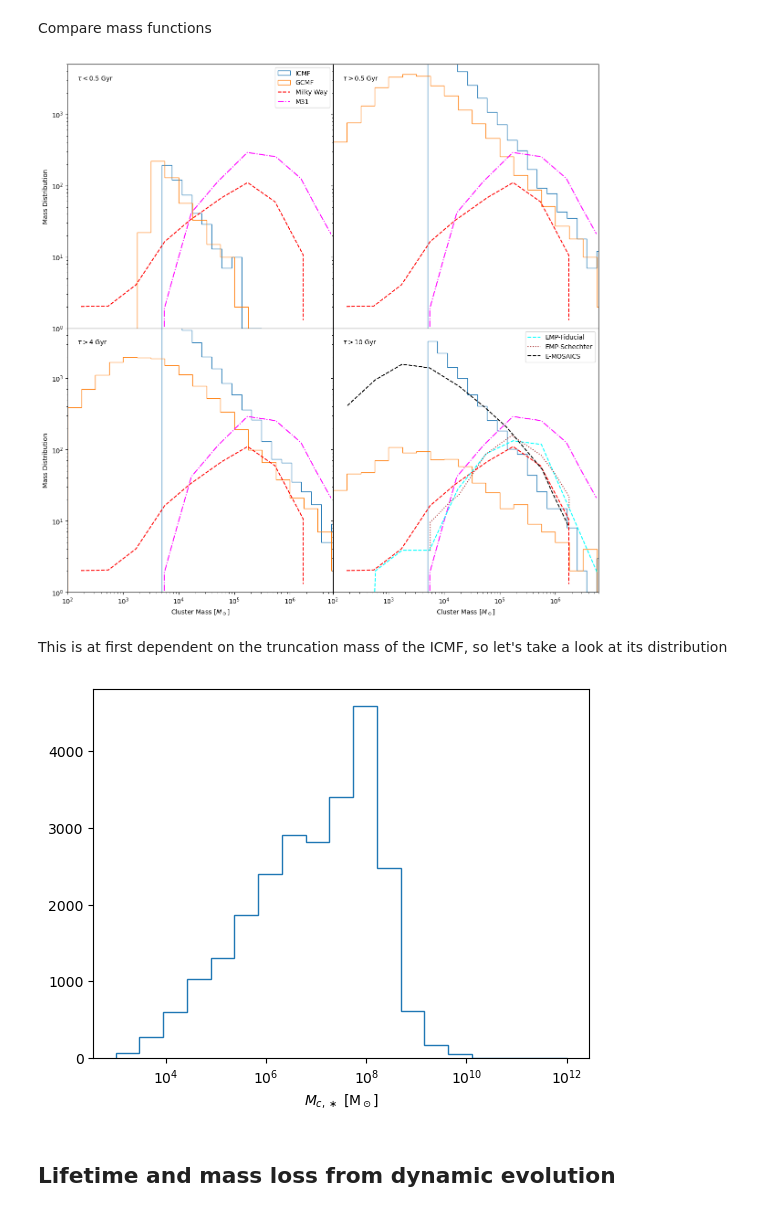
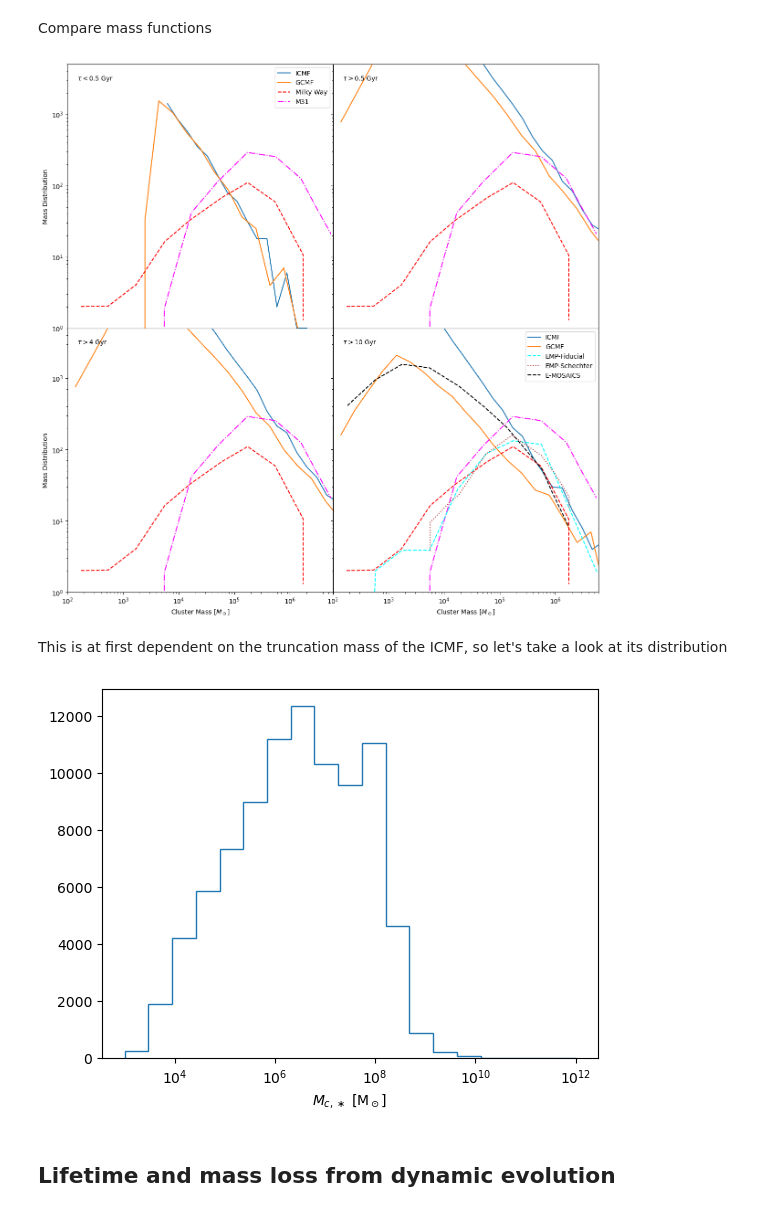
Before and after one commit to pablocoque/post_process_routines, a Jupyter notebook: mass_functions_compare.ipynb, the cells around one changed output. Saved outputs shown, nothing was run; the diff lists cells and outputs as text; code cells hidden in the pictures.

```diff
--- a/mass_functions_compare.ipynb
+++ b/mass_functions_compare.ipynb
@@ -35,14 +35,14 @@ s.physical_units()
 # %% [markdown]
 Define masks to retrieve stars with clusters, cluster masses, and mass losses
 # %%
-mask_clusters_initial = h[1].s['InitialNumberOfClusters'] > 0
-mask_clusters_final = h[1].s['NumberOfClusters'] > 0
+mask_clusters_initial = h[0].s['InitialNumberOfClusters'] > 0
+mask_clusters_final = h[0].s['NumberOfClusters'] > 0
 
-truncation_mass = h[1].s['ICMFTruncationMass'][mask_clusters_initial]
-cluster_masses = h[1].s['ClusterMass'][mask_clusters_initial].flatten()
-init_cluster_masses = h[1].s['InitialClusterMass'][mask_clusters_initial].flatten()
-masslostrelax = h[1].s['MassLostRelaxation'][mask_clusters_initial].flatten()
-masslostshock = h[1].s['MassLostShocks'][mask_clusters_initial].flatten()
+truncation_mass = h[0].s['ICMFTruncationMass'][mask_clusters_initial]
+cluster_masses = h[0].s['ClusterMass'][mask_clusters_initial].flatten()
+init_cluster_masses = h[0].s['InitialClusterMass'][mask_clusters_initial].flatten()
+masslostrelax = h[0].s['MassLostRelaxation'][mask_clusters_initial].flatten()
+masslostshock = h[0].s['MassLostShocks'][mask_clusters_initial].flatten()
 
 not_empty_clusters = (init_cluster_masses>0)
 
@@ -83,9 +92,9 @@ Now, let's retrieve the birthtime, disruption time and age of the clusters. The
 # %%
 clusters_birthtime = []
 clusters_age = []
-for i, nclt in enumerate(h[1].s['InitialNumberOfClusters'][mask_clusters_initial]):
-  clusters_birthtime.append(np.ones(nclt) * h[1].s['tform'].in_units('Gyr')[mask_clusters_initial][i])
-  clusters_age.append(np.ones(nclt) * h[1].s['age'].in_units('Gyr')[mask_clusters_initial][i])
+for i, nclt in enumerate(h[0].s['InitialNumberOfClusters'][mask_clusters_initial]):
+  clusters_birthtime.append(np.ones(nclt) * h[0].s['tform'].in_units('Gyr')[mask_clusters_initial][i])
+  clusters_age.append(np.ones(nclt) * h[0].s['age'].in_units('Gyr')[mask_clusters_initial][i])
 
 clusters_birthtime = np.concatenate(clusters_birthtime)
 clusters_age = np.concatenate(clusters_age)
@@ -192,62 +201,62 @@ Compare mass functions
 # %%
 fig, ax = plt.subplots(2,2,sharex='col', sharey='row', figsize=(15, 15))
 #Young
-# N, _ = np.histogram(np.log10(init_cluster_masses[young_mask]), bins=np.log10(marray_icmf))
-# ax[0,0].plot((marray_icmf[:-1] + marray_icmf[1:])/2, N, label='ICMF')
-# N, _ = np.histogram(np.log10(cluster_masses[young_mask]), bins=np.log10(marray_gcmf))
-# ax[0,0].plot((marray_gcmf[:-1] + marray_gcmf[1:])/2, N, label='GCMF')
-ax[0,0].hist(init_cluster_masses[young_mask], bins=marray_icmf, histtype='step', label='ICMF')
-ax[0,0].hist(cluster_masses[young_mask], bins=marray_gcmf, histtype='step', label='GCMF')
+N, _ = np.histogram(np.log10(init_cluster_masses[young_mask]), bins=np.log10(marray_icmf))
+ax[0,0].plot((marray_icmf[:-1] + marray_icmf[1:])/2, N, label='ICMF')
+N, _ = np.histogram(np.log10(cluster_masses[young_mask]), bins=np.log10(marray_gcmf))
+ax[0,0].plot((marray_gcmf[:-1] + marray_gcmf[1:])/2, N, label='GCMF')
+# ax[0,0].hist(init_cluster_masses[young_mask], bins=marray_icmf, histtype='step', label='ICMF')
+# ax[0,0].hist(cluster_masses[young_mask], bins=marray_gcmf, histtype='step', label='GCMF')
 ax[0,0].plot(MW_gcmf[:,0], MW_gcmf[:,1], linestyle='dashed', color='red', label='Milky Way')
 ax[0,0].plot(M31_gcmf[:,0], M31_gcmf[:,1], linestyle='dashdot', color='magenta', label='M31')
 ax[0,0].text(1.5e2, 3e3, r'$\tau < 0.5$ Gyr')
 ax[0,0].set(ylim=(1e0, 5e3), xscale= 'log', yscale = 'log')
 ax[0,0].legend()
 ax[0,0].set(ylabel='Mass Distribution')
 #Not young
-# N, _ = np.histogram(np.log10(init_cluster_masses[np.logical_not(young_mask)]), bins=np.log10(marray_icmf))
-# ax[0,1].plot((marray_icmf[:-1] + marray_icmf[1:])/2, N, label='ICMF')
-# N, _ = np.histogram(np.log10(cluster_masses[np.logical_not(young_mask)]), bins=np.log10(marray_gcmf))
-# ax[0,1].plot((marray_gcmf[:-1] + marray_gcmf[1:])/2, N, label='GCMF')
-ax[0,1].hist(init_cluster_masses[np.logical_not(young_mask)], bins=marray_icmf, histtype='step', label='ICMF')
-ax[0,1].hist(cluster_masses[np.logical_not(young_mask)], bins=marray_gcmf, histtype='step', label='GCMF')
+N, _ = np.histogram(np.log10(init_cluster_masses[np.logical_not(young_mask)]), bins=np.log10(marray_icmf))
+ax[0,1].plot((marray_icmf[:-1] + marray_icmf[1:])/2, N, label='ICMF')
+N, _ = np.histogram(np.log10(cluster_masses[np.logical_not(young_mask)]), bins=np.log10(marray_gcmf))
+ax[0,1].plot((marray_gcmf[:-1] + marray_gcmf[1:])/2, N, label='GCMF')
+# ax[0,1].hist(init_cluster_masses[np.logical_not(young_mask)], bins=marray_icmf, histtype='step', label='ICMF')
+# ax[0,1].hist(cluster_masses[np.logical_not(young_mask)], bins=marray_gcmf, histtype='step', label='GCMF')
 ax[0,1].plot(MW_gcmf[:,0], MW_gcmf[:,1], linestyle='dashed', color='red', label='Milky Way')
 ax[0,1].plot(M31_gcmf[:,0], M31_gcmf[:,1], linestyle='dashdot', color='magenta', label='M31')
 ax[0,1].text(1.5e2, 3e3, r'$\tau > 0.5$ Gyr')
 ax[0,1].set(xscale= 'log', yscale = 'log')
 #Old
-# N, _ = np.histogram(np.log10(init_cluster_masses[old_mask]), bins=np.log10(marray_icmf))
-# ax[1,0].plot((marray_icmf[:-1] + marray_icmf[1:])/2, N, label='ICMF')
-# N, _ = np.histogram(np.log10(cluster_masses[old_mask]), bins=np.log10(marray_gcmf))
-# ax[1,0].plot((marray_gcmf[:-1] + marray_gcmf[1:])/2, N, label='GCMF')
-ax[1,0].hist(init_cluster_masses[old_mask], bins=marray_icmf, histtype='step', label='ICMF')
-ax[1,0].hist(cluster_masses[old_mask], bins=marray_gcmf, histtype='step', label='GCMF')
+N, _ = np.histogram(np.log10(init_cluster_masses[old_mask]), bins=np.log10(marray_icmf))
+ax[1,0].plot((marray_icmf[:-1] + marray_icmf[1:])/2, N, label='ICMF')
+N, _ = np.histogram(np.log10(cluster_masses[old_mask]), bins=np.log10(marray_gcmf))
+ax[1,0].plot((marray_gcmf[:-1] + marray_gcmf[1:])/2, N, label='GCMF')
+# ax[1,0].hist(init_cluster_masses[old_mask], bins=marray_icmf, histtype='step', label='ICMF')
+# ax[1,0].hist(cluster_masses[old_mask], bins=marray_gcmf, histtype='step', label='GCMF')
 ax[1,0].plot(MW_gcmf[:,0], MW_gcmf[:,1], linestyle='dashed', color='red', label='Milky Way')
 ax[1,0].plot(M31_gcmf[:,0], M31_gcmf[:,1], linestyle='dashdot', color='magenta', label='M31')
 ax[1,0].text(1.5e2, 3e3, r'$\tau > 4$ Gyr')
 ax[1,0].set(xlim=(min_gcmf, 6e6), ylim=(1e0, 5e3), xscale= 'log', yscale = 'log')
 ax[1,0].set(xlabel=r'Cluster Mass [$M_\odot$]', ylabel='Mass Distribution')
 #Very old
-# N, _ = np.histogram(np.log10(init_cluster_masses[veryold_mask]), bins=np.log10(marray_icmf))
-# ax[1,1].plot((marray_icmf[:-1] + marray_icmf[1:])/2, N, label='ICMF')
-# N, _ = np.histogram(np.log10(cluster_masses[veryold_mask]), bins=np.log10(marray_gcmf))
-# ax[1,1].plot((marray_gcmf[:-1] + marray_gcmf[1:])/2, N, label='GCMF')
-ax[1,1].hist(init_cluster_masses[veryold_mask], bins=marray_icmf, histtype='step')
-ax[1,1].hist(cluster_masses[veryold_mask], bins=marray_gcmf, histtype='step')
+N, _ = np.histogram(np.log10(init_cluster_masses[veryold_mask]), bins=np.log10(marray_icmf))
+ax[1,1].plot((marray_icmf[:-1] + marray_icmf[1:])/2, N, label='ICMF')
+N, _ = np.histogram(np.log10(cluster_masses[veryold_mask]), bins=np.log10(marray_gcmf))
+ax[1,1].plot((marray_gcmf[:-1] + marray_gcmf[1:])/2, N, label='GCMF')
+# ax[1,1].hist(init_cluster_masses[veryold_mask], bins=marray_icmf, histtype='step')
+# ax[1,1].hist(cluster_masses[veryold_mask], bins=marray_gcmf, histtype='step')
 ax[1,1].plot(MW_gcmf[:,0], MW_gcmf[:,1], linestyle='dashed', color='red')
 ax[1,1].plot(M31_gcmf[:,0], M31_gcmf[:,1], linestyle='dashdot', color='magenta')
 ax[1,1].plot(empfiducial_gcmf[:,0], empfiducial_gcmf[:,1], linestyle='dashed', color='cyan', label='EMP-Fiducial')
 ax[1,1].plot(empschecter_gcmf[:,0], empschecter_gcmf[:,1], linestyle='dotted', color='brown', label='EMP-Schechter')
 ax[1,1].plot(emosaics_gcmf[:,0], emosaics_gcmf[:,1], linestyle='dashed', color='black', label='E-MOSAICS')
 ax[1,1].text(1.5e2, 3e3, r'$\tau > 10$ Gyr')
 ax[1,1].set(xlim=(min_gcmf, 6e6), xscale= 'log', yscale = 'log')
 ax[1,1].set(xlabel=r'Cluster Mass [$M_\odot$]')
 ax[1,1].legend()
 
 fig.subplots_adjust(hspace=0, wspace=0)
 # plt.savefig('mass_dist_fullevo_age_new.pdf')
 # %% [output]
-[figure, old version]
+[figure, new version]
 # %% [markdown]
 This is at first dependent on the truncation mass of the ICMF, so let's take a look at its distribution
 # %%
@@ -256,7 +265,7 @@ plt.hist(truncation_mass, bins=bins, histtype='step')
 plt.xlabel(r'$M_{c,\ast}$ [M$_\odot$]')
 plt.xscale('log')
 # %% [output]
-[figure, old version]
+[figure, new version]
 # %% [markdown]
 ## Lifetime and mass loss from dynamic evolution
 # %% [markdown]
```
Also changed, not shown: parts of 9 cells of this notebook, 3 other files.
